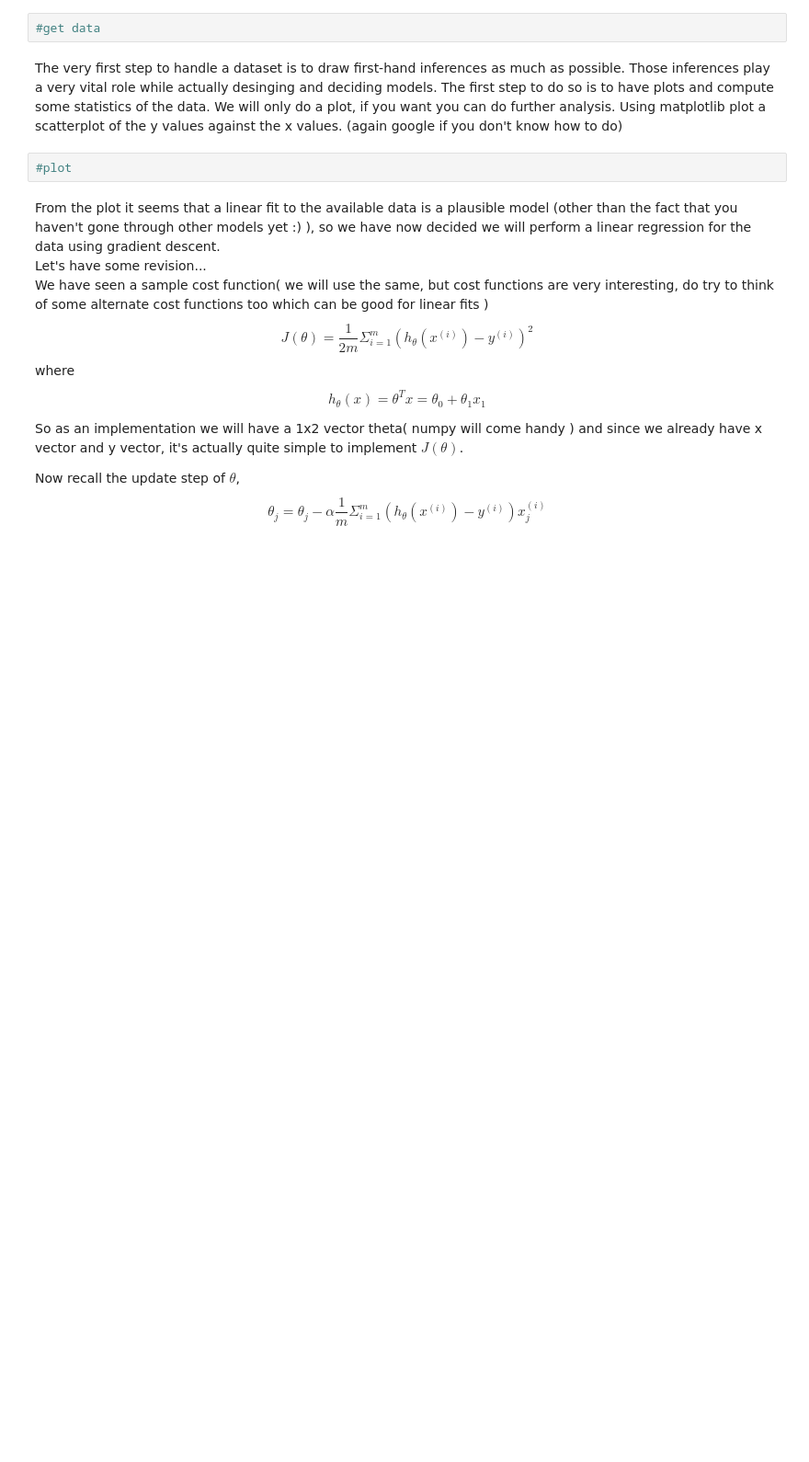
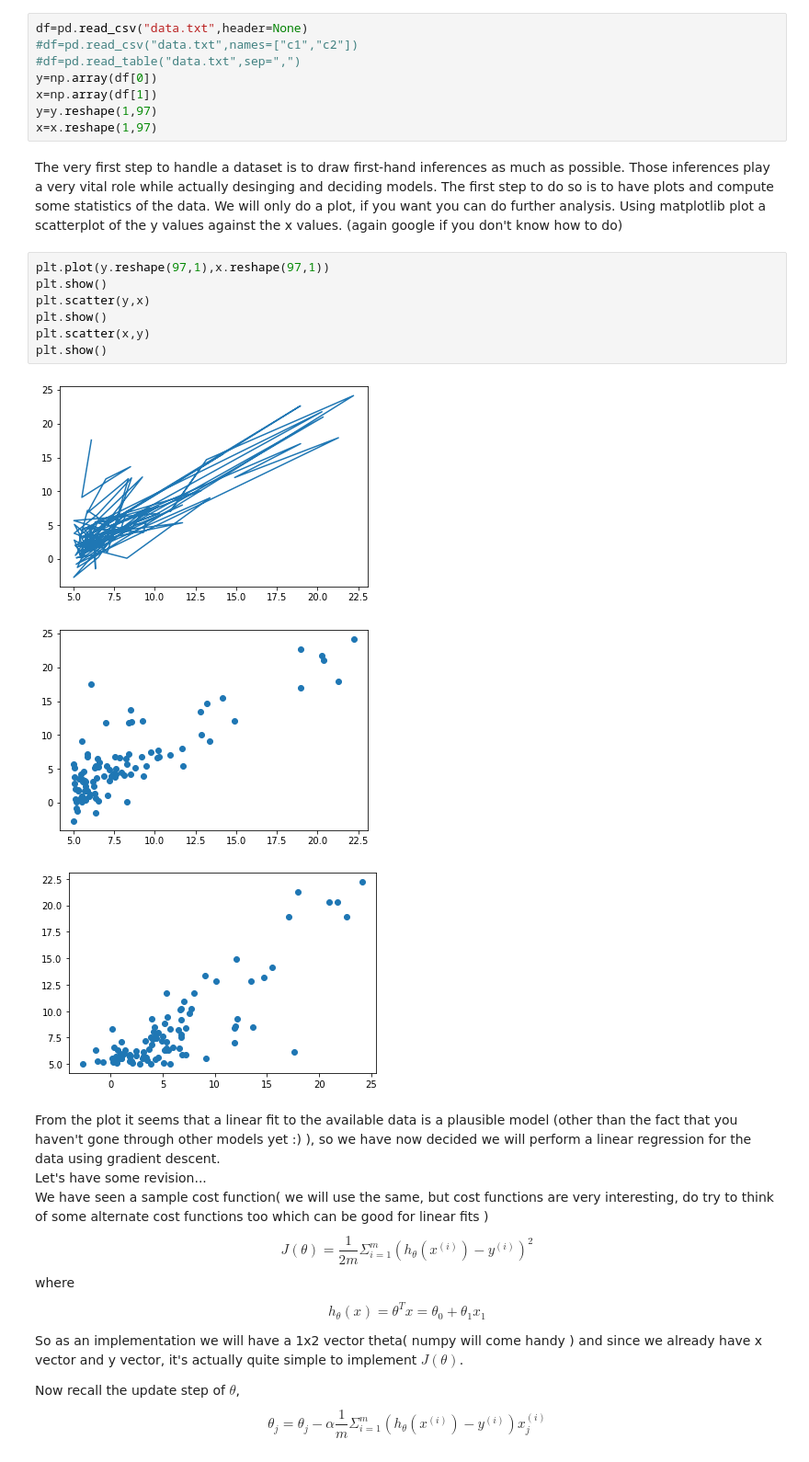
Before and after one commit to aka2910/hello-git, a Jupyter notebook: Assignment 2/Linear Regression.ipynb, the cells around one changed output. Shown at 92% size. Drawn from its saved outputs; the diff is of its cells as text; blank space fills up the shorter version.

```diff
--- a/Assignment 2/Linear Regression.ipynb
+++ b/Assignment 2/Linear Regression.ipynb
@@ -8,11 +10,26 @@ The below cell has been left to import python modules.
 # %% [markdown]
 Let's get started, open the file and import the two columns (they are comma separted values, google how to read csv lines). The first column represents your y values and the second column represents your x values. Make numpy arrays for y and x. Chose your naming convention of arrays as y and x only. (If you don't know how to read a file in python, google for it).
 # %%
-#get data
+df=pd.read_csv("data.txt",header=None)
+#df=pd.read_csv("data.txt",names=["c1","c2"])
+#df=pd.read_table("data.txt",sep=",")
+y=np.array(df[0])
+x=np.array(df[1])
+y=y.reshape(1,97)
+x=x.reshape(1,97)
 # %% [markdown]
 The very first step to handle a dataset is to draw first-hand inferences as much as possible. Those inferences play a very vital role while actually desinging and deciding models. The first step to do so is to have plots and compute some statistics of the data. We will only do a plot, if you want you can do further analysis. Using matplotlib plot a scatterplot of the y values against the x values. (again google if you don't know how to do)
 # %%
-#plot
+plt.plot(y.reshape(97,1),x.reshape(97,1))
+plt.show()
+plt.scatter(y,x)
+plt.show()
+plt.scatter(x,y)
+plt.show()
+# %% [output]
+[figure, added]
+[figure, added]
+[figure, added]
 # %% [markdown]
 From the plot it seems that a linear fit to the available data is a plausible model (other than the fact that you haven't gone through other models yet :) ), so we have now decided we will perform a linear regression for the data using gradient descent. \
 Let's have some revision...\
```
Also changed, not shown: parts of 4 cells of this notebook, 1 other file.
